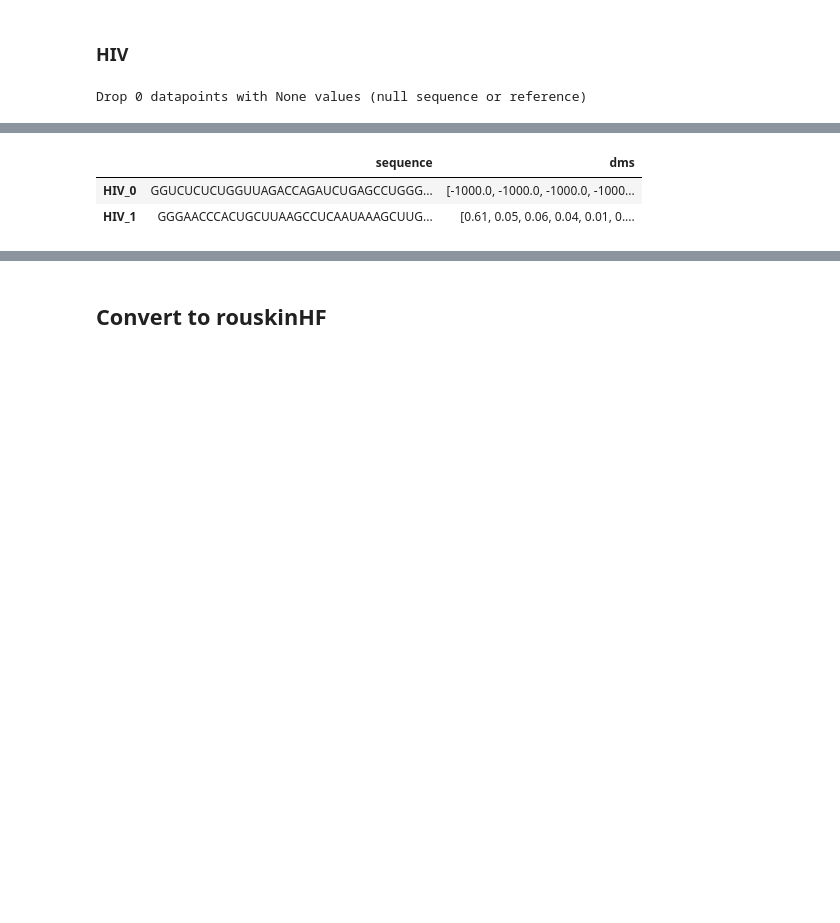
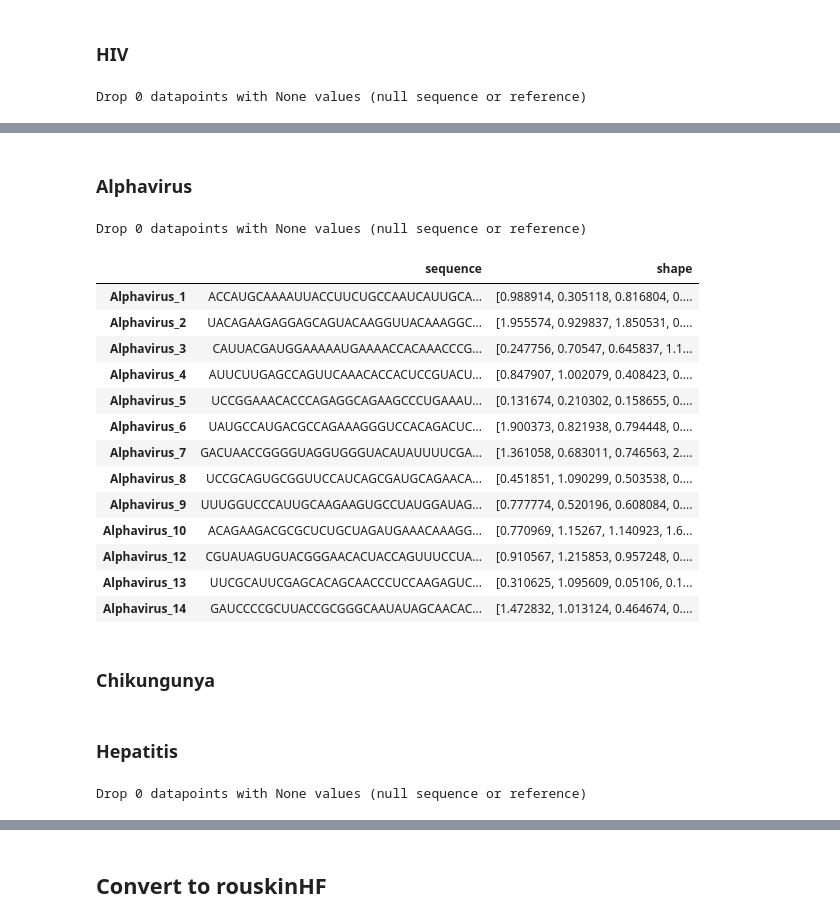
Before and after one commit to rouskinlab/efold_data, a Jupyter notebook: viral_fragments/viral_fragments.ipynb, the cells around one changed output, grey strips where cells are left out. Cells and saved outputs as stored; diff of their text form; code cells hidden in the pictures; blank space fills up the shorter version.

```diff
--- a/viral_fragments/viral_fragments.ipynb
+++ b/viral_fragments/viral_fragments.ipynb
@@ -119,7 +123,5 @@ Drop 0 datapoints with None values (null sequence or reference)
 # %%
-compare_frags([sequence_Sukosd, sequence_Watts], [full_shape_HIV, full_shape_HIV], [paired_bases_Sukosd, paired_bases_Watts],
-              name='HIV', min_length=40, min_unpaired_length=3, min_auroc=0.8, min_f1=0.8)
+# gold_data_HIV = compare_frags([sequence_Sukosd, sequence_Watts], [full_shape_HIV, full_shape_HIV], [paired_bases_Sukosd, paired_bases_Watts],
+#               name='HIV', min_length=40, min_unpaired_length=3, min_auroc=0.8, min_f1=0.8)
+
+# gold_data_HIV.rename(columns={'dms':'shape'}, inplace=True)
-# %% [output]
-|  | sequence | dms |
-| HIV_0 | GGUCUCUCUGGUUAGACCAGAUCUGAGCCUGGG... | [-1000.0, -1000.0, -1000.0, -1000... |
-| HIV_1 | GGGAACCCACUGCUUAAGCCUCAAUAAAGCUUG... | [0.61, 0.05, 0.06, 0.04, 0.01, 0.... |
@@ -125,0 +133,42 @@ compare_frags([sequence_Sukosd, sequence_Watts], [full_shape_HIV, full_shape_HIV
+# %% [markdown]
+### Alphavirus
+# %%
+file = pd.ExcelFile('data/Alphavirus/nar-02140-r-2017-File007.xlsx')
+full_shape_alphavirus = pd.read_excel(file, 'datamatrix')['SINV_mean'].values
+sequence_alphavirus = pd.read_excel(file, 'study_assays')['Characteristics[Nucleotide Sequence]'][0].upper().replace('T','U')
+# %%
+# Import ct file from Watts
+data = convert(
+    'ct',
+    'data/Alphavirus/',
+    name='Alphavirus',
+    path_out='',
+    filter=False
+)
+df = pd.DataFrame(data).T
+paired_bases_Alphavirus = np.array(df['structure']['Alphavirus'])
+
+assert df['sequence']['Alphavirus'].upper().replace('T','U') == sequence_alphavirus, 'Sequence mismatch'
+# %% [output]
+Drop 0 datapoints with None values (null sequence or reference)
+# %%
+data_Alphavirus = fragment_RNA(sequence_alphavirus, paired_bases_Alphavirus, full_shape_alphavirus,
+                               name="Alphavirus", data_type='shape', min_length=100, min_unpaired_length=5, min_auroc=0.75)
+
+data_Alphavirus = data_Alphavirus[data_Alphavirus.sequence.str.len() < 1000]
+data_Alphavirus
+# %% [output]
+|  | sequence | shape |
+| Alphavirus_1 | ACCAUGCAAAAUUACCUUCUGCCAAUCAUUGCA... | [0.988914, 0.305118, 0.816804, 0.... |
+| Alphavirus_2 | UACAGAAGAGGAGCAGUACAAGGUUACAAAGGC... | [1.955574, 0.929837, 1.850531, 0.... |
+| Alphavirus_3 | CAUUACGAUGGAAAAAUGAAAACCACAAACCCG... | [0.247756, 0.70547, 0.645837, 1.1... |
+| Alphavirus_4 | AUUCUUGAGCCAGUUCAAACACCACUCCGUACU... | [0.847907, 1.002079, 0.408423, 0.... |
+| Alphavirus_5 | UCCGGAAACACCCAGAGGCAGAAGCCCUGAAAU... | [0.131674, 0.210302, 0.158655, 0.... |
+| Alphavirus_6 | UAUGCCAUGACGCCAGAAAGGGUCCACAGACUC... | [1.900373, 0.821938, 0.794448, 0.... |
+| Alphavirus_7 | GACUAACCGGGGUAGGUGGGUACAUAUUUUCGA... | [1.361058, 0.683011, 0.746563, 2.... |
+| Alphavirus_8 | UCCGCAGUGCGGUUCCAUCAGCGAUGCAGAACA... | [0.451851, 1.090299, 0.503538, 0.... |
+| Alphavirus_9 | UUUGGUCCCAUUGCAAGAAGUGCCUAUGGAUAG... | [0.777774, 0.520196, 0.608084, 0.... |
+| Alphavirus_10 | ACAGAAGACGCGCUCUGCUAGAUGAAACAAAGG... | [0.770969, 1.15267, 1.140923, 1.6... |
+| Alphavirus_12 | CGUAUAGUGUACGGGAACACUACCAGUUUCCUA... | [0.910567, 1.215853, 0.957248, 0.... |
+| Alphavirus_13 | UUCGCAUUCGAGCACAGCAACCCUCCAAGAGUC... | [0.310625, 1.095609, 0.05106, 0.1... |
+| Alphavirus_14 | GAUCCCCGCUUACCGCGGGCAAUAUAGCAACAC... | [1.472832, 1.013124, 0.464674, 0.... |
@@ -125,0 +211,2 @@ compare_frags([sequence_Sukosd, sequence_Watts], [full_shape_HIV, full_shape_HIV
+# %% [markdown]
+### Chikungunya
@@ -125,0 +217,2 @@ compare_frags([sequence_Sukosd, sequence_Watts], [full_shape_HIV, full_shape_HIV
+# %% [markdown]
+### Hepatitis
@@ -125,0 +224,15 @@ compare_frags([sequence_Sukosd, sequence_Watts], [full_shape_HIV, full_shape_HIV
+# %%
+# Import ct file from Con1b
+data = convert(
+    'ct',
+    f'data/Hepatitis/{version}',
+    name='Hepatitis',
+    path_out='',
+    filter=False
+)
+df = pd.DataFrame(data).T
+paired_bases_hepatitis = np.array(df['structure'][list(data.keys())[0]])
+
+assert df['sequence'][list(data.keys())[0]].upper().replace('T','U') == sequence_hepatitis, 'Sequence mismatch'
+# %% [output]
+Drop 0 datapoints with None values (null sequence or reference)
```
Also changed, not shown: parts of 21 cells of this notebook, 1 other file.
